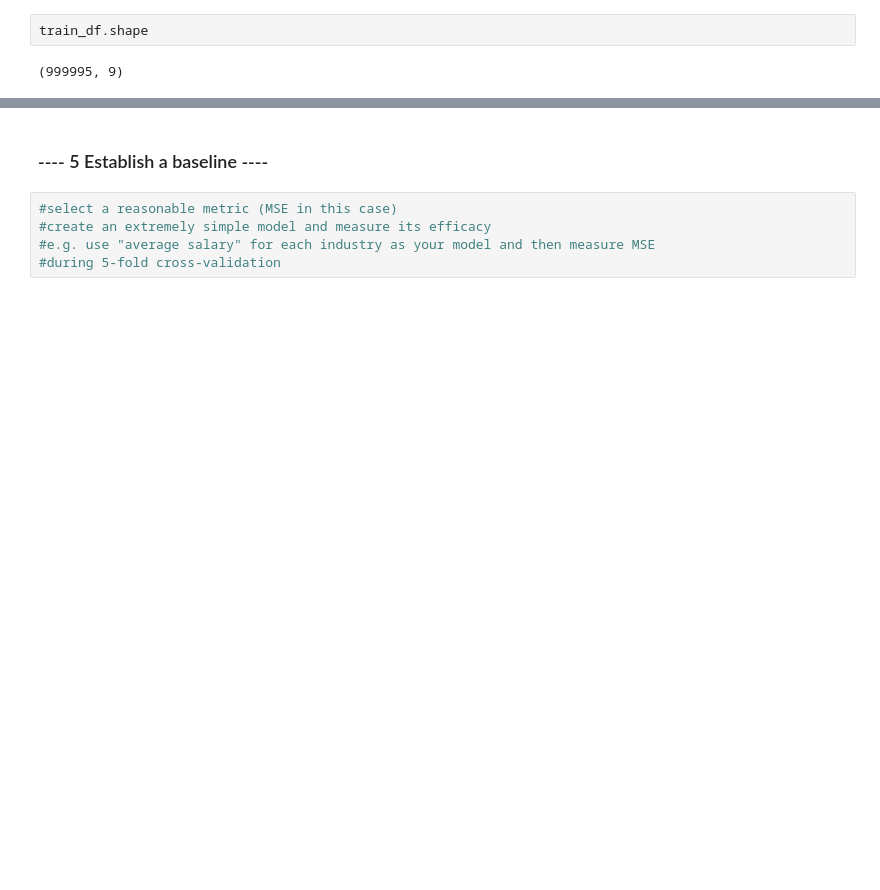
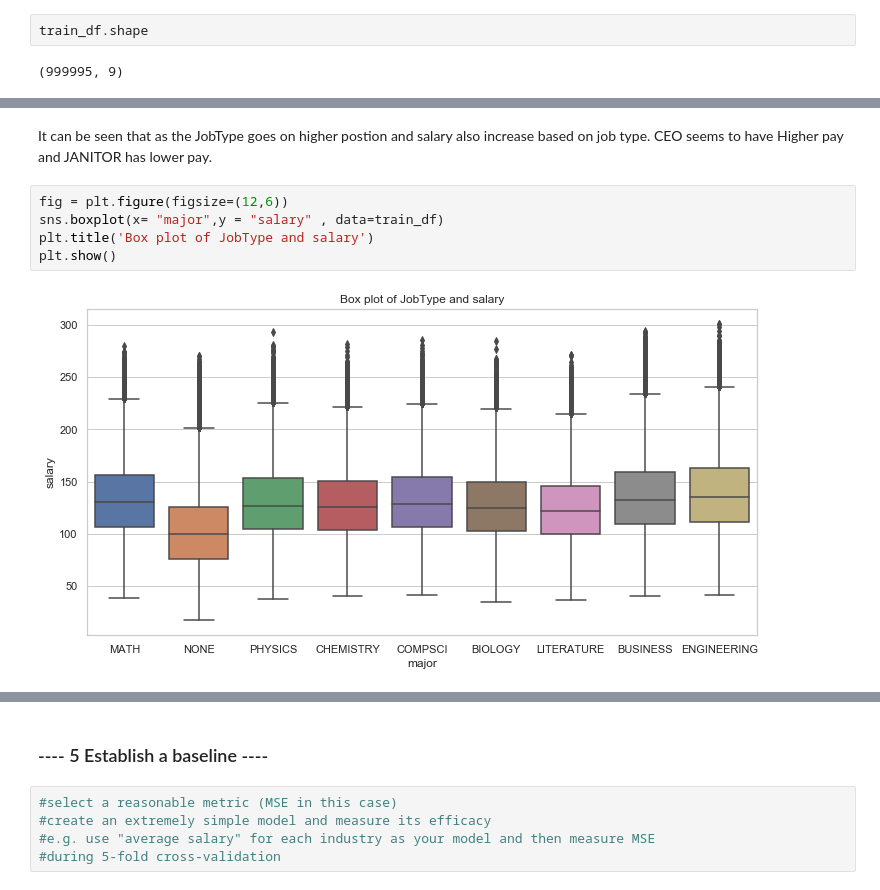
Before and after one commit to mdmosiurrahman/SalaryPredectionPortfolio, a Jupyter notebook: SalaryPredectionNotebook.ipynb, the cells around one changed output, grey strips where cells are left out. Drawn from its saved outputs; the diff is of its cells as text; blank space fills up the shorter version.

```diff
--- a/SalaryPredectionNotebook.ipynb
+++ b/SalaryPredectionNotebook.ipynb
@@ -214,0 +312,9 @@ IQR
+# %% [markdown]
+It can be seen that as the JobType goes on higher postion and salary also increase based on job type. CEO seems to have Higher pay and JANITOR has lower pay.
+# %%
+fig = plt.figure(figsize=(12,6))
+sns.boxplot(x= "major",y = "salary" , data=train_df)
+plt.title('Box plot of JobType and salary')
+plt.show()
+# %% [output]
+[figure, added]
```
Also changed, not shown: parts of 143 cells of this notebook.
